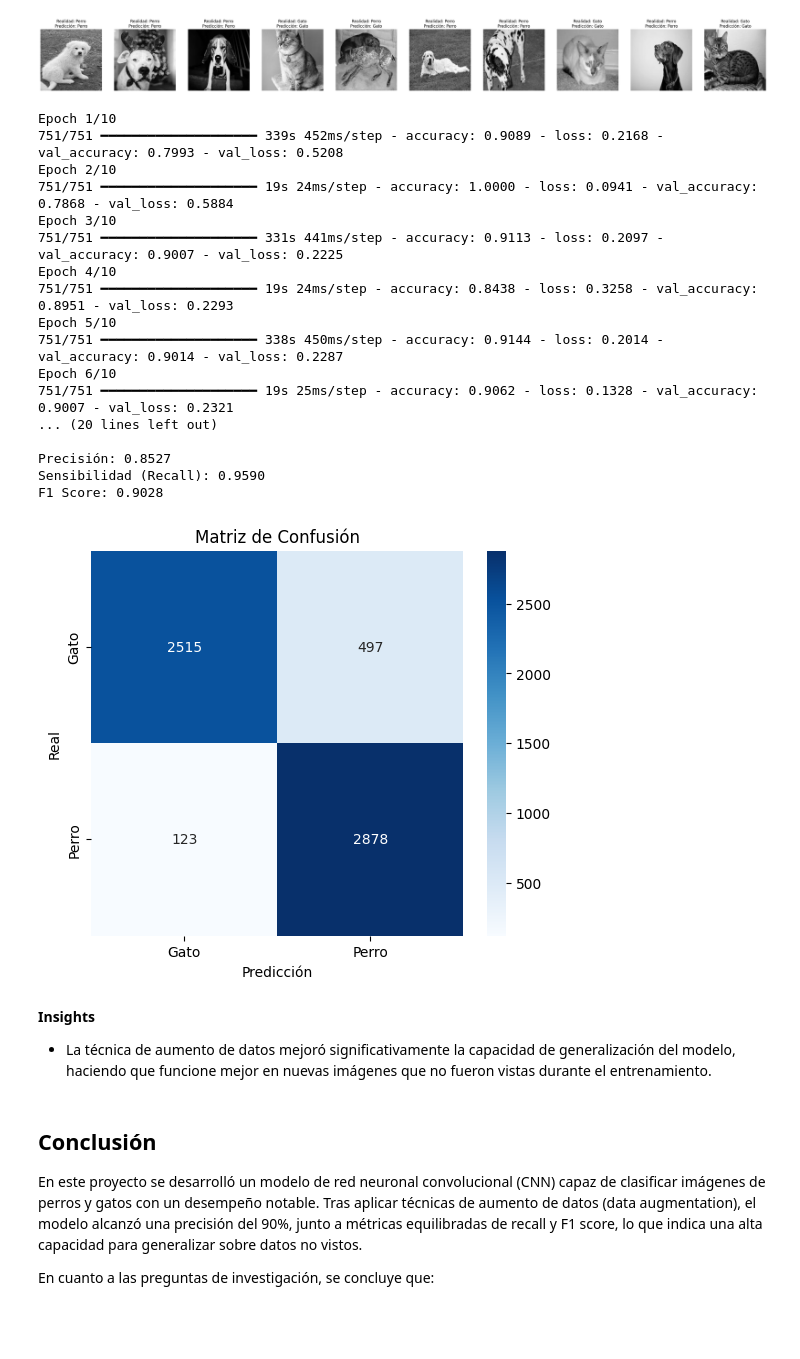
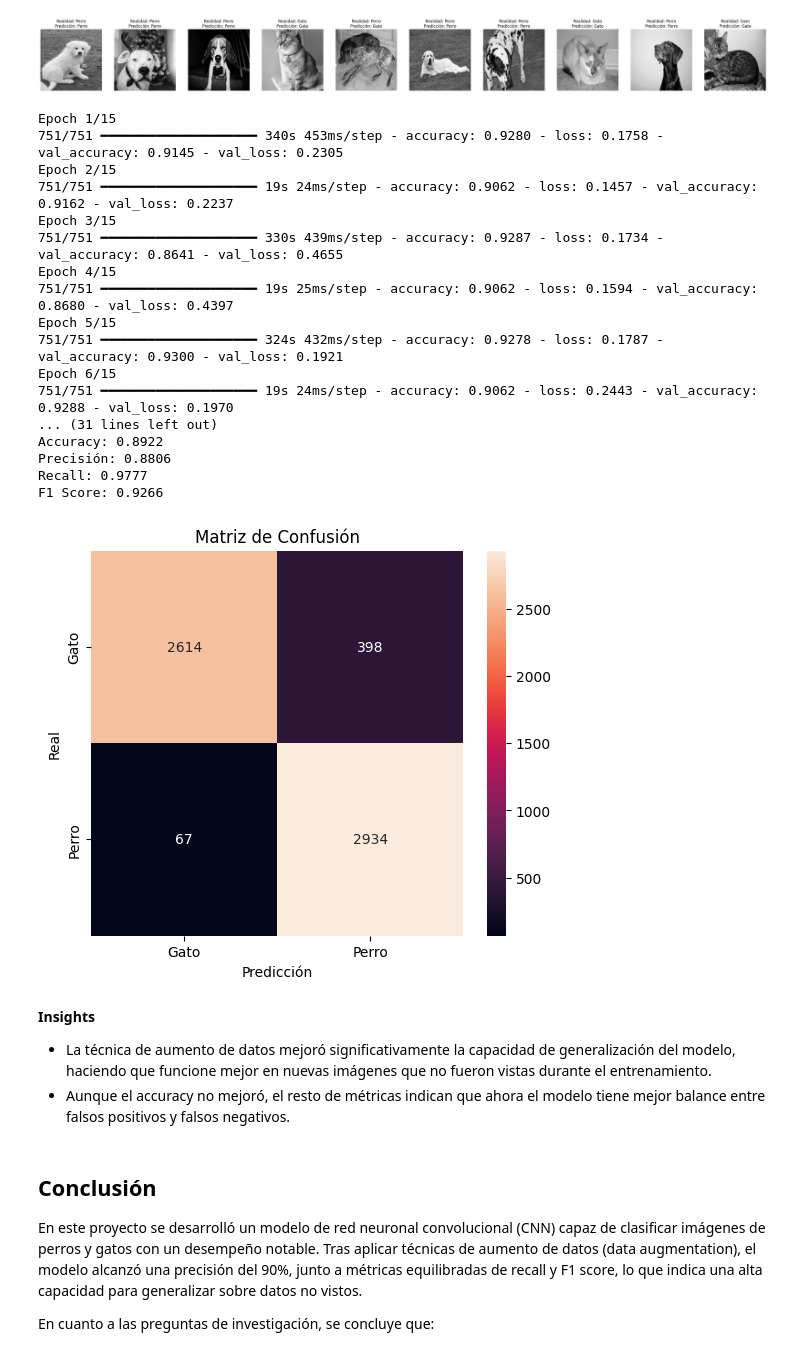
Before and after one commit to blackbemt/Data-Science-3-Coderhouse, a Jupyter notebook: Proyecto_Final_DS_III_Jorge_Bautista.ipynb, the cells around one changed output. Saved outputs shown, nothing was run; the diff lists cells and outputs as text; code cells hidden in the pictures; blank space fills up the shorter version.

```diff
--- a/Proyecto_Final_DS_III_Jorge_Bautista.ipynb
+++ b/Proyecto_Final_DS_III_Jorge_Bautista.ipynb
@@ -575,19 +575,13 @@ datagen = ImageDataGenerator(
 # Ajustar el generador al conjunto de entrenamiento
 datagen.fit(x_train)
 
-early_stop = EarlyStopping(
-    monitor='val_loss',
-    patience=2,
-    restore_best_weights=True
-)
-
 # Entrenar el modelo usando el generador
 batch_size = 32
 
 history = model.fit(
     datagen.flow(x_train, y_train, batch_size=batch_size),
     steps_per_epoch=len(x_train) // batch_size,
-    epochs=10,
+    epochs=15,
     validation_data=(x_test, y_test))
 
 # Evaluación del impacto del data augmentation
@@ -600,56 +594,58 @@ print(f"Pérdida en prueba: {test_loss:.4f}")
 # Generar predicciones y métricas
 from sklearn.metrics import classification_report, confusion_matrix, precision_score, recall_score, f1_score
 import numpy as np
 
 # Convertir probabilidades a clases (umbral 0.5)
 y_pred_probs = model.predict(x_test)
 y_pred_classes = (y_pred_probs > 0.5).astype("int32")
 
 # Reporte de clasificación
 print(classification_report(y_test, y_pred_classes, target_names=["Gato", "Perro"]))
 
 # Calcular precisión, recall y F1 Score manualmente
 precision = precision_score(y_test, y_pred_classes)
 recall = recall_score(y_test, y_pred_classes)
 f1 = f1_score(y_test, y_pred_classes)
 
+print(f"Accuracy: {accuracy:.4f}")
 print(f"Precisión: {precision:.4f}")
-print(f"Sensibilidad (Recall): {recall:.4f}")
+print(f"Recall: {recall:.4f}")
 print(f"F1 Score: {f1:.4f}")
 
 # Matriz de confusión
 import seaborn as sns
 import matplotlib.pyplot as plt
 
 cm = confusion_matrix(y_test, y_pred_classes)
 plt.figure(figsize=(6, 5))
-sns.heatmap(cm, annot=True, fmt='d', cmap='Blues', xticklabels=['Gato', 'Perro'], yticklabels=['Gato', 'Perro'])
+sns.heatmap(cm, annot=True, fmt='d', xticklabels=['Gato', 'Perro'], yticklabels=['Gato', 'Perro'])
 plt.xlabel('Predicción')
 plt.ylabel('Real')
 plt.title('Matriz de Confusión')
 plt.show()
 # %% [output]
-Epoch 1/10
-751/751 ━━━━━━━━━━━━━━━━━━━━ 339s 452ms/step - accuracy: 0.9089 - loss: 0.2168 - val_accuracy: 0.7993 - val_loss: 0.5208
-Epoch 2/10
-751/751 ━━━━━━━━━━━━━━━━━━━━ 19s 24ms/step - accuracy: 1.0000 - loss: 0.0941 - val_accuracy: 0.7868 - val_loss: 0.5884
-Epoch 3/10
-751/751 ━━━━━━━━━━━━━━━━━━━━ 331s 441ms/step - accuracy: 0.9113 - loss: 0.2097 - val_accuracy: 0.9007 - val_loss: 0.2225
-Epoch 4/10
-751/751 ━━━━━━━━━━━━━━━━━━━━ 19s 24ms/step - accuracy: 0.8438 - loss: 0.3258 - val_accuracy: 0.8951 - val_loss: 0.2293
-Epoch 5/10
-751/751 ━━━━━━━━━━━━━━━━━━━━ 338s 450ms/step - accuracy: 0.9144 - loss: 0.2014 - val_accuracy: 0.9014 - val_loss: 0.2287
-Epoch 6/10
-751/751 ━━━━━━━━━━━━━━━━━━━━ 19s 25ms/step - accuracy: 0.9062 - loss: 0.1328 - val_accuracy: 0.9007 - val_loss: 0.2321
-... (20 lines left out)
-
-Precisión: 0.8527
-Sensibilidad (Recall): 0.9590
-F1 Score: 0.9028
+Epoch 1/15
+751/751 ━━━━━━━━━━━━━━━━━━━━ 340s 453ms/step - accuracy: 0.9280 - loss: 0.1758 - val_accuracy: 0.9145 - val_loss: 0.2305
+Epoch 2/15
+751/751 ━━━━━━━━━━━━━━━━━━━━ 19s 24ms/step - accuracy: 0.9062 - loss: 0.1457 - val_accuracy: 0.9162 - val_loss: 0.2237
+Epoch 3/15
+751/751 ━━━━━━━━━━━━━━━━━━━━ 330s 439ms/step - accuracy: 0.9287 - loss: 0.1734 - val_accuracy: 0.8641 - val_loss: 0.4655
+Epoch 4/15
+751/751 ━━━━━━━━━━━━━━━━━━━━ 19s 25ms/step - accuracy: 0.9062 - loss: 0.1594 - val_accuracy: 0.8680 - val_loss: 0.4397
+Epoch 5/15
+751/751 ━━━━━━━━━━━━━━━━━━━━ 324s 432ms/step - accuracy: 0.9278 - loss: 0.1787 - val_accuracy: 0.9300 - val_loss: 0.1921
+Epoch 6/15
+751/751 ━━━━━━━━━━━━━━━━━━━━ 19s 24ms/step - accuracy: 0.9062 - loss: 0.2443 - val_accuracy: 0.9288 - val_loss: 0.1970
+... (31 lines left out)
+Accuracy: 0.8922
+Precisión: 0.8806
+Recall: 0.9777
+F1 Score: 0.9266
-[figure, old version]
+[figure, new version]
 # %% [markdown]
 **Insights**
 - La técnica de aumento de datos mejoró significativamente la capacidad de generalización del modelo, haciendo que funcione mejor en nuevas imágenes que no fueron vistas durante el entrenamiento.
+- Aunque el accuracy no mejoró, el resto de métricas indican que ahora el modelo tiene mejor balance entre falsos positivos y falsos negativos.
 # %% [markdown]
 ## **Conclusión**
 
```
